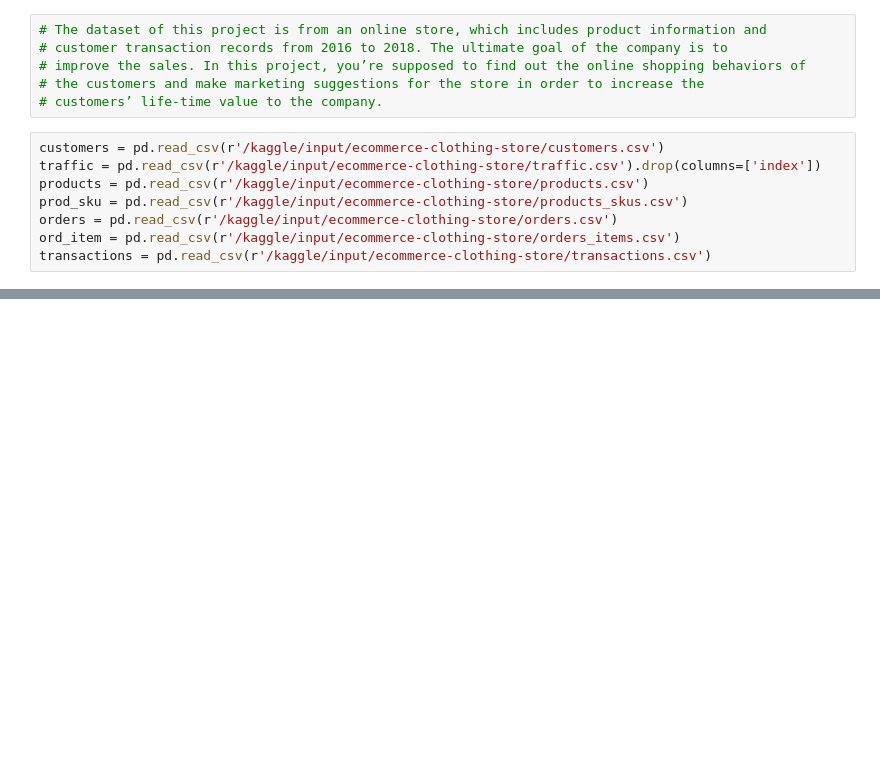
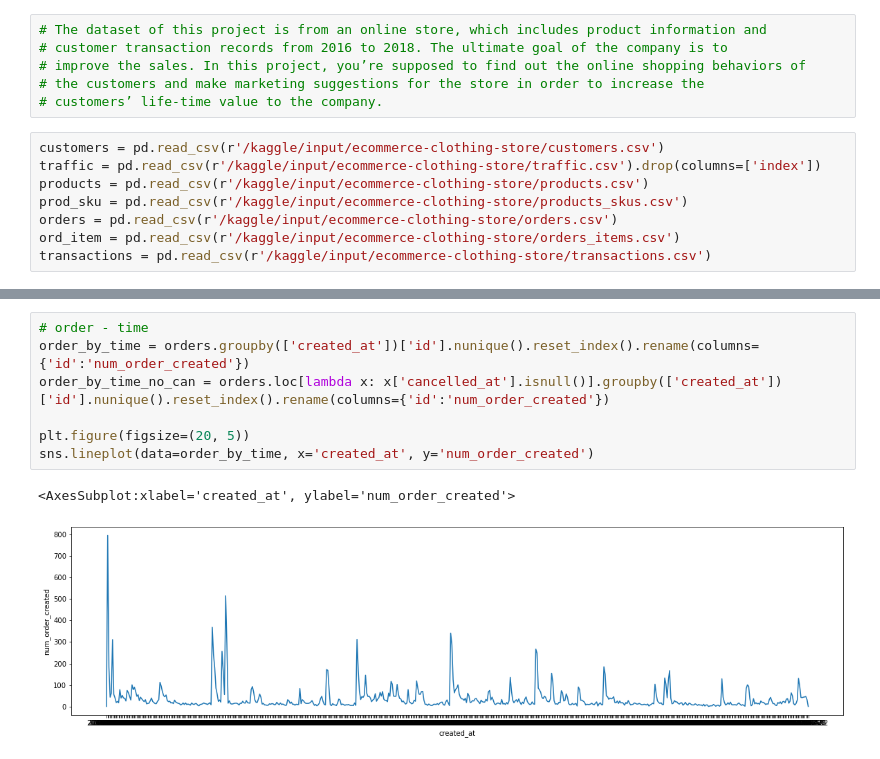
Before and after one commit to ryq99/Use_Case_Backlogs, a Jupyter notebook: ecommerce-project.ipynb, the cells around one changed output, grey strips where cells are left out. Drawn from its saved outputs; the diff is of its cells as text; blank space fills up the shorter version.

```diff
--- a/ecommerce-project.ipynb
+++ b/ecommerce-project.ipynb
@@ -56,0 +67,10 @@ transactions = pd.read_csv(r'/kaggle/input/ecommerce-clothing-store/transactions
+# %%
+# order - time
+order_by_time = orders.groupby(['created_at'])['id'].nunique().reset_index().rename(columns={'id':'num_order_created'})
+order_by_time_no_can = orders.loc[lambda x: x['cancelled_at'].isnull()].groupby(['created_at'])['id'].nunique().reset_index().rename(columns={'id':'num_order_created'})
+
+plt.figure(figsize=(20, 5))
+sns.lineplot(data=order_by_time, x='created_at', y='num_order_created')
+# %% [output]
+<AxesSubplot:xlabel='created_at', ylabel='num_order_created'>
+[figure, added]
```
Also changed, not shown: parts of 13 cells of this notebook.
